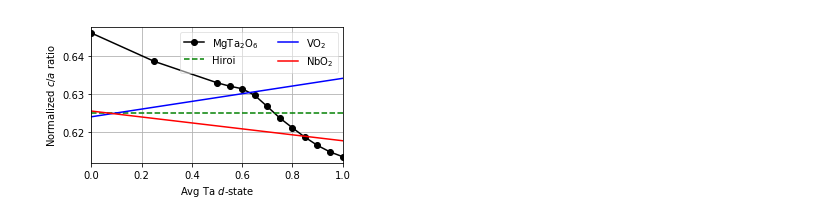
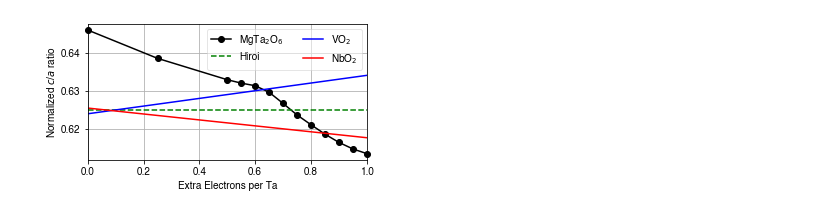
Before and after one commit to kyledmiller/kdm_vault, a Jupyter notebook: scripts_dft/plot_measurements.ipynb, the cells around one changed output. Saved outputs shown, nothing was run; the diff lists cells and outputs as text; code cells hidden in the pictures.

```diff
--- a/scripts_dft/plot_measurements.ipynb
+++ b/scripts_dft/plot_measurements.ipynb
@@ -10,20 +10,22 @@ import numpy as np
 doping_levels = ["0", "025", "05", "055", "06", "065", "07", "075", "08", "085", "09", "095", "1"]
 doping_levels_num = [0, 0.25, 0.5, 0.55, 0.6, 0.65, 0.7, 0.75, 0.8, 0.85, 0.9, 0.95, 1]
 
-prefix = "../../shape-relax-metallic/POSCAR-d"
+prefix = "../../relax/POSCAR-d"
 suffix = ".vasp"
-data = np.array([[], [], [], [], [], []])
+data = np.array([[], [], [], [], [], [], [], [], []])
 for i in range(len(doping_levels)):
     # Parse POSCAR
     fname = prefix + doping_levels[i] + suffix
     struc = pmstruc.from_file(fname)
 
     # Store relevant data
-    data = np.hstack([data,[[doping_levels_num[i]], [struc.lattice.a], [struc.lattice.b], [struc.lattice.c],
-               [struc.get_distance(0,2)], [struc.get_distance(2,4)]]])
+    data = np.hstack([data,[[doping_levels_num[i]], [struc.lattice.a], [struc.lattice.b],
+                            [struc.lattice.c], [struc.get_distance(0,2)],
+                            [struc.get_distance(2,4)], [struc.get_distance(7, 8)],
+                            [struc.get_distance(7, 11)], [struc.get_distance(7, 10)]]])
 
 # Add relevant data to dataframe
-df = pd.DataFrame(np.transpose(data),columns = ['doping', 'a', 'b', 'c', 'ta-mg', 'ta-ta'])
+df = pd.DataFrame(np.transpose(data),columns = ['doping', 'a', 'b', 'c', 'ta-mg', 'ta-ta', 'dO-O1', 'dO-O2', 'dO-O3'])
 
 # Calculating normalized c/a ratio
 df['c/a'] = df.apply(lambda row: row.c/(3*row.a), axis=1)
@@ -31,5 +33,8 @@ df['c/a'] = df.apply(lambda row: row.c/(3*row.a), axis=1)
 # Calculating dimerization
 df['dimer'] = df.apply(lambda row: (row['ta-mg']-row['ta-ta'])/(np.mean([row['ta-mg'],row['ta-ta']])), axis=1)
 
+# Calculation volume
+df['vol'] = df['a']**2*df['c']
+
 df
 # %% [output]
@@ -50,29 +55,29 @@ df
 # %%
 ### Plotting c/a ###
-WIDTH = 4.5
+WIDTH = 5
 HEIGHT = 2.5
 YLIMS = None
 XLIMS = [0,1]
-X_AXIS = 'Avg Ta $d$-state'
+X_AXIS = 'Extra Electrons per Ta' #Avg. Ta $d$-state'
 Y_AXIS = 'Normalized $c$/$a$ ratio'
 fig = plt.figure(figsize=(WIDTH,HEIGHT))
 
-plt.plot(df['doping'], df['c/a'], 'ko-',label="MgTa$_2$O$_6$")
+plt.plot(df['doping'], df['c/a'], 'ko-',label="MgTa$_2$O$_6$", clip_on=False)
 plt.plot([0,1],[0.625,0.625] ,   'g--', label="Hiroi")
 plt.plot([0,1],[0.624, 0.6341],  'b-',  label="VO$_2$")
 plt.plot([0,1],[0.6255, 0.6177], 'r-',  label="NbO$_2$")
 
 
 plt.grid(True)
 plt.xlabel(X_AXIS)
 plt.ylabel(Y_AXIS)
 plt.xlim(XLIMS)
 plt.ylim(YLIMS)
 plt.legend(loc='upper right',ncol=2, fancybox=True, framealpha=0.5)
 plt.show()
 
 ## Saving plot
 fig.savefig('c-a_ratio_cdoped' + '.png', bbox_inches='tight', dpi=500)
 fig.savefig('c-a_ratio_cdoped-vec' + '.pdf', bbox_inches='tight')
 # %% [output]
-[figure, old version]
+[figure, new version]
```
Also changed, not shown: parts of 6 cells of this notebook, 7 other files.
